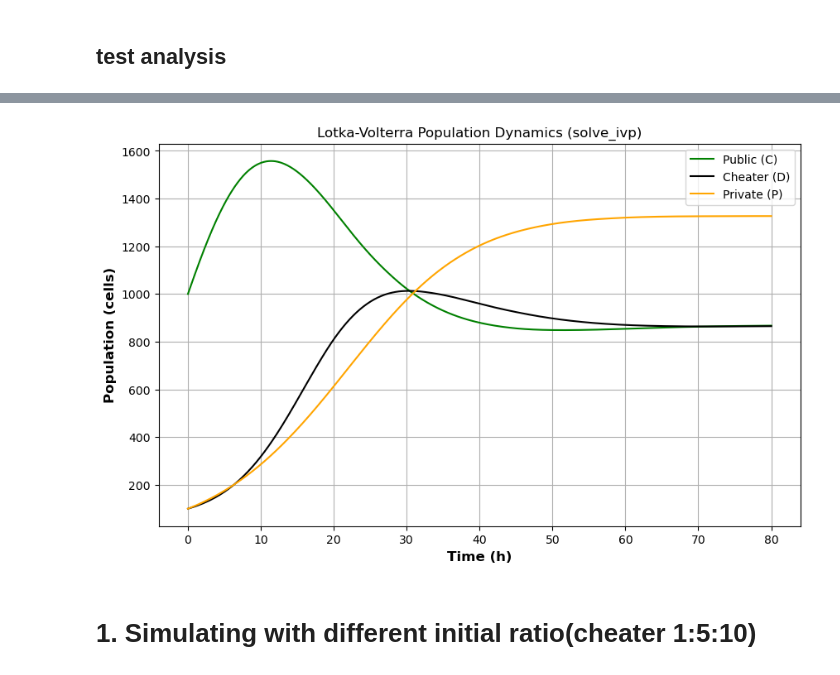
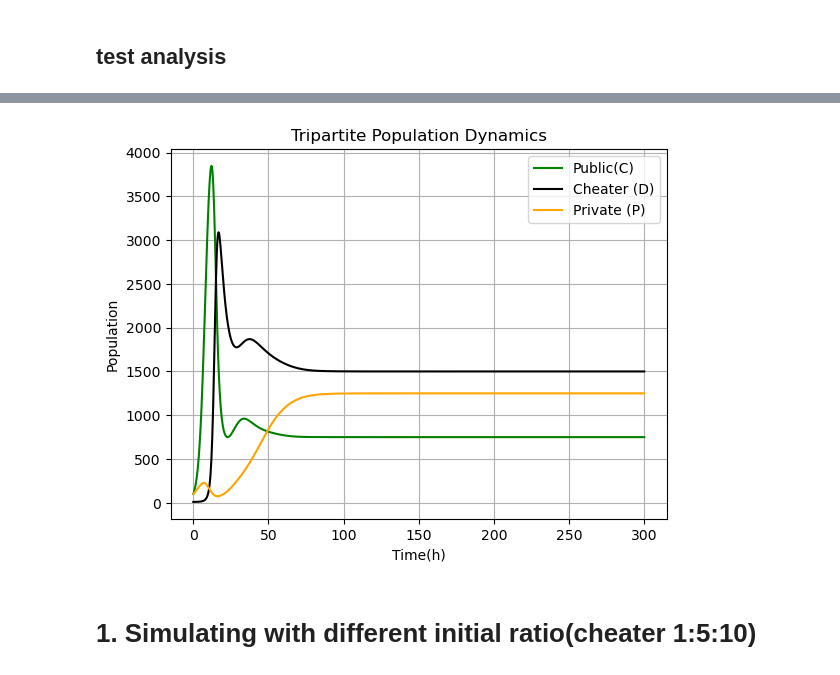
Before and after one commit to Computational-Biology-Aachen/FightClub, a Jupyter notebook: main.ipynb, the cells around one changed output, grey strips where cells are left out. Saved outputs shown, nothing was run; the diff lists cells and outputs as text; code cells hidden in the pictures.

```diff
--- a/main.ipynb
+++ b/main.ipynb
@@ -111,56 +19,30 @@ plt.show()
-# %%
-import numpy as np
-import matplotlib.pyplot as plt
-from scipy.integrate import solve_ivp
-from src.sto_parameters import parameters
-
-# Define the System of ODEs
-def deriv(t, y, params):
-    C, D, P = y
-
-    # Population Dynamics Equations
-    dC = (params["r_c"] * C
-          - params["alpha"] * C * D
-          - params["beta"] * C * P
-          - params["eta"] * C**2)
-
-    dD = (params["alpha"] * C * D
-          - params["nu"] * D**2)
-
-    dP = (params["r_p"] * P
-          - params["beta"] * P * C
-          - params["gamma"] * P**2)
-
-    return [dC, dD, dP]
-
-# Simulation Parameters
-T = 80                # Total simulation time
-C0, D0, P0 = 1000, 100, 100  # Initial populations
-initial_conditions = [C0, D0, P0]
-time = np.linspace(0, T, 1000)  # Time points for evaluation
-
-# Solve the ODE System
-solution = solve_ivp(
-    deriv, [0, T], initial_conditions, t_eval=time, args=(parameters,), method="RK45"
-)
-
-# Extract Results
-C_sol, D_sol, P_sol = solution.y
-
-# Plot the Results
-plt.figure(figsize=(10, 6))
-plt.plot(time, C_sol, label='Public (C)', color='green')
-plt.plot(time, D_sol, label='Cheater (D)', color='black')
-plt.plot(time, P_sol, label='Private (P)', color='orange')
-
-plt.title('Lotka-Volterra Population Dynamics (solve_ivp)')
-plt.xlabel('Time (h)', fontsize=12, fontweight='bold')
-plt.ylabel('Population (cells)', fontsize=12, fontweight='bold')
-plt.legend()
-plt.grid(True)
-plt.show()
-# %% [output]
-[figure, removed]
+# %%
+y0 =100.0, 10.0, 100.0
+t = np.linspace(0,300,1000)
+ret = odeint(deriv,y0,t,args=(
+parameters["nu"],
+parameters["beta"],
+parameters["alpha"],
+parameters["r_c"],
+parameters["r_p"],
+parameters["gamma"],
+parameters["eta"],
+))
+
+# Plot results
+plt.figure()
+plt.plot(t, ret[:, 0], label="Public(C)", color='green')
+plt.plot(t, ret[:, 1], label="Cheater (D)",color='black' )
+plt.plot(t, ret[:, 2], label="Private (P)", color='orange')
+plt.xlabel("Time(h)")
+plt.ylabel("Population")
+plt.title("Tripartite Population Dynamics")
+plt.legend()
+plt.grid()
+plt.savefig("output/figures/fig1.png", dpi=300)
+plt.show()
+# %% [output]
+[figure, added]
 # %% [markdown]
 # 1. Simulating with different initial ratio(cheater 1:5:10)
 # %%
```
Also changed, not shown: parts of 22 cells of this notebook, 2 other files.
